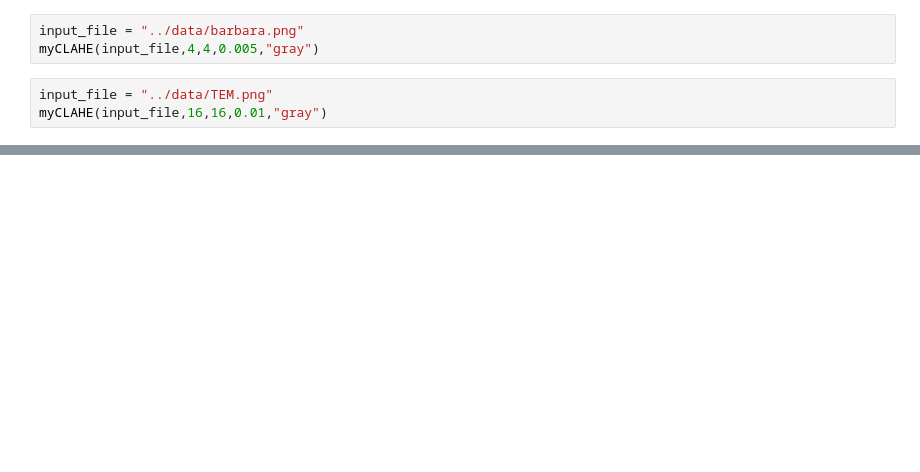
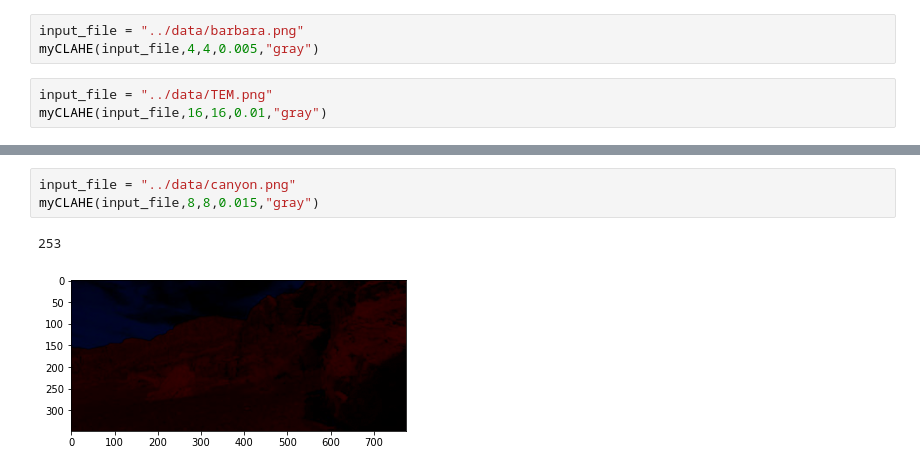
Before and after one commit to soham2109/CS-663-Assignments, a Jupyter notebook: assignment-1-transformations/2/code/myCLAHE.ipynb, the cells around one changed output, grey strips where cells are left out. Drawn from its saved outputs; the diff is of its cells as text; blank space fills up the shorter version.

```diff
--- a/assignment-1-transformations/2/code/myCLAHE.ipynb
+++ b/assignment-1-transformations/2/code/myCLAHE.ipynb
@@ -108,0 +145,6 @@ myCLAHE(input_file,16,16,0.01,"gray")
+# %%
+input_file = "../data/canyon.png"
+myCLAHE(input_file,8,8,0.015,"gray")
+# %% [output]
+253
+[figure, added]
```
Also changed, not shown: parts of 2 cells of this notebook, 4 other files.
